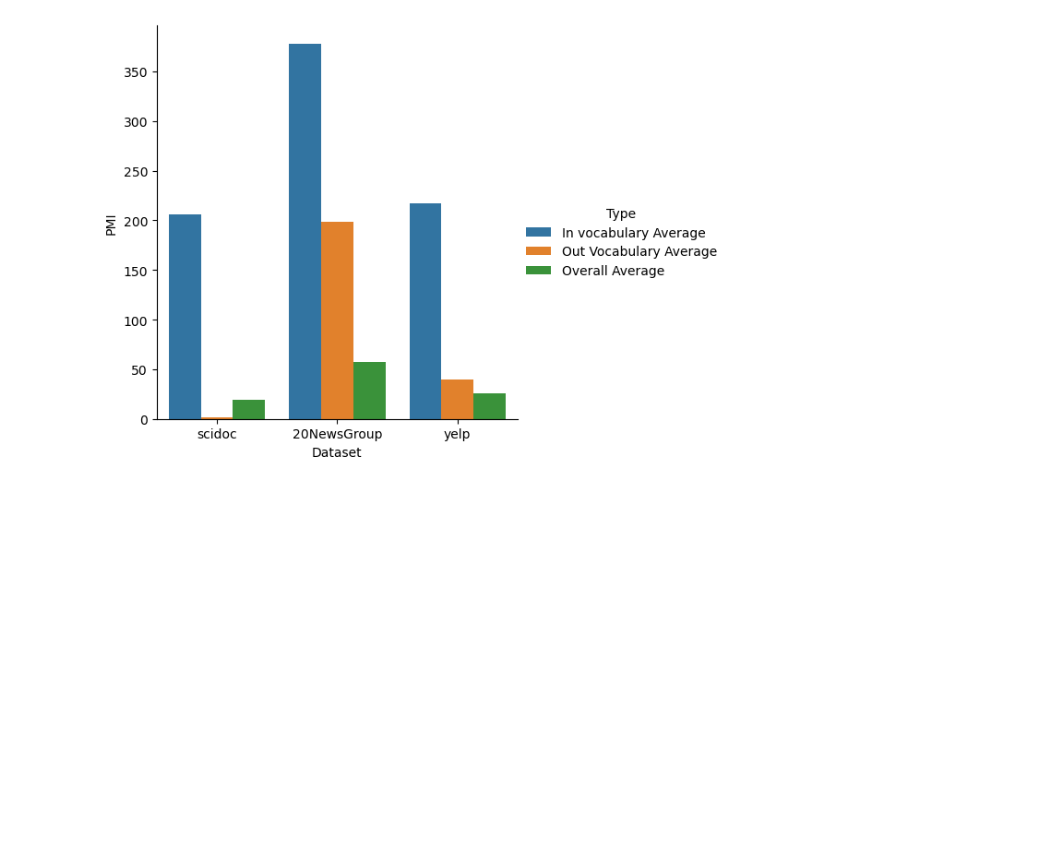
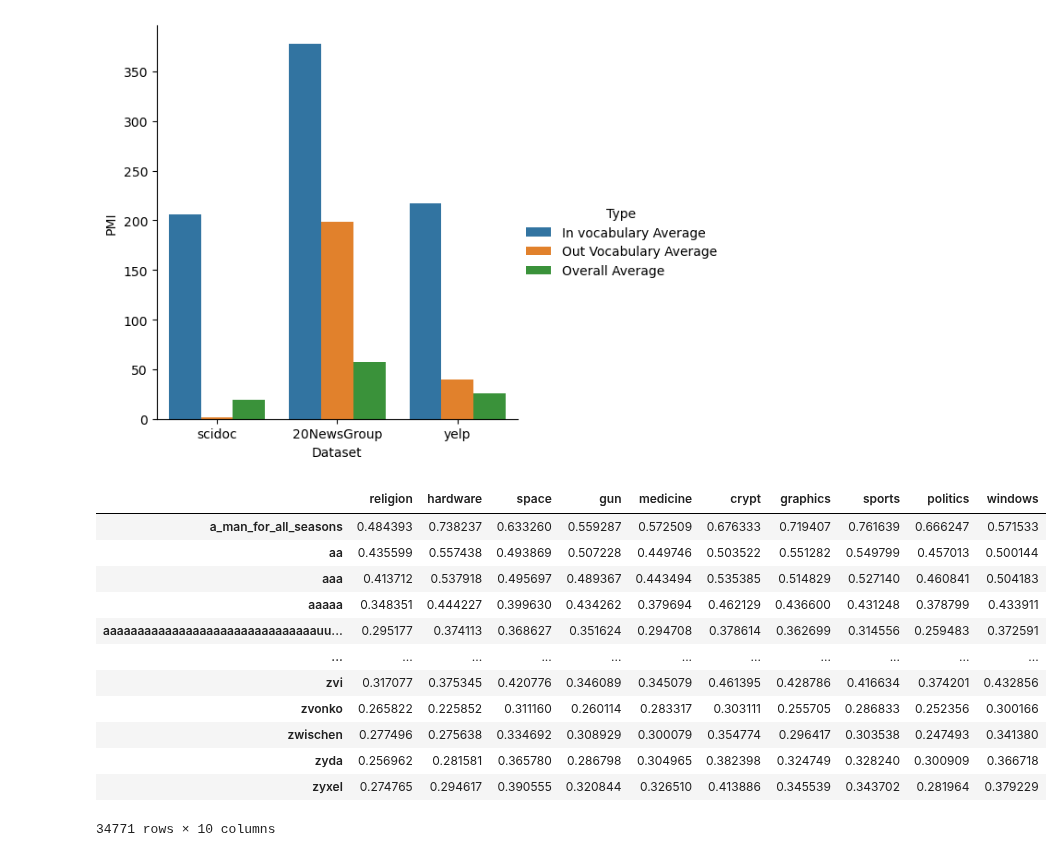
Before and after one commit to zhangchi0104/honours-sgtm, a Jupyter notebook: plots.ipynb, the cells around one changed output. Drawn from its saved outputs; the diff is of its cells as text; code cells hidden in the pictures; blank space fills up the shorter version.

```diff
--- a/plots.ipynb
+++ b/plots.ipynb
@@ -224,0 +220,18 @@ form pandas
+# %%
+import pandas as pd
+
+pd.read_pickle('./results/20NewsGroup/bert/similarities_reduced.pkl')
+# %% [output]
+|  | religion | hardware | space | gun | medicine | crypt | graphics | sports | politics | windows |
+| a_man_for_all_seasons | 0.484393 | 0.738237 | 0.633260 | 0.559287 | 0.572509 | 0.676333 | 0.719407 | 0.761639 | 0.666247 | 0.571533 |
+| aa | 0.435599 | 0.557438 | 0.493869 | 0.507228 | 0.449746 | 0.503522 | 0.551282 | 0.549799 | 0.457013 | 0.500144 |
+| aaa | 0.413712 | 0.537918 | 0.495697 | 0.489367 | 0.443494 | 0.535385 | 0.514829 | 0.527140 | 0.460841 | 0.504183 |
+| aaaaa | 0.348351 | 0.444227 | 0.399630 | 0.434262 | 0.379694 | 0.462129 | 0.436600 | 0.431248 | 0.378799 | 0.433911 |
+| aaaaaaaaaaaaaaaaaaaaaaaaaaaaaaauu... | 0.295177 | 0.374113 | 0.368627 | 0.351624 | 0.294708 | 0.378614 | 0.362699 | 0.314556 | 0.259483 | 0.372591 |
+| ... | ... | ... | ... | ... | ... | ... | ... | ... | ... | ... |
+| zvi | 0.317077 | 0.375345 | 0.420776 | 0.346089 | 0.345079 | 0.461395 | 0.428786 | 0.416634 | 0.374201 | 0.432856 |
+| zvonko | 0.265822 | 0.225852 | 0.311160 | 0.260114 | 0.283317 | 0.303111 | 0.255705 | 0.286833 | 0.252356 | 0.300166 |
+| zwischen | 0.277496 | 0.275638 | 0.334692 | 0.308929 | 0.300079 | 0.354774 | 0.296417 | 0.303538 | 0.247493 | 0.341380 |
+| zyda | 0.256962 | 0.281581 | 0.365780 | 0.286798 | 0.304965 | 0.382398 | 0.324749 | 0.328240 | 0.300909 | 0.366718 |
+| zyxel | 0.274765 | 0.294617 | 0.390555 | 0.320844 | 0.326510 | 0.413886 | 0.345539 | 0.343702 | 0.281964 | 0.379229 |
+34771 rows × 10 columns
```
Also changed, not shown: parts of 4 cells of this notebook, 40 other files.
